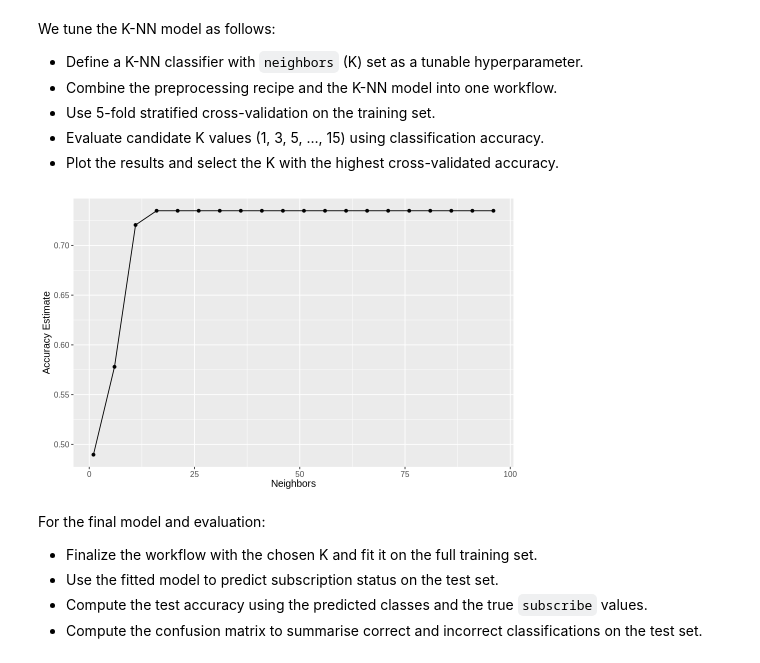
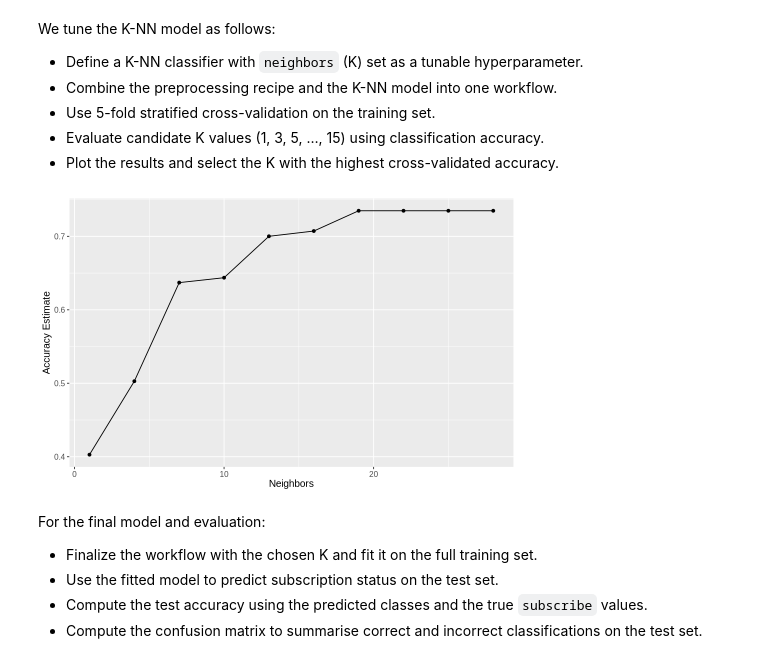
Before and after one commit to kristyluna2006/DSCI-Group-Project-, a Jupyter notebook: Group Project.ipynb, the cells around one changed output. Saved outputs shown, nothing was run; the diff lists cells and outputs as text; code cells hidden in the pictures.

```diff
--- a/Group Project.ipynb
+++ b/Group Project.ipynb
@@ -268,35 +246,35 @@ set.seed(123)
 knn_spec <- nearest_neighbor(weight_func = "rectangular",
                              neighbors = tune()) |>
   set_engine("kknn") |>
     set_mode("classification")
 
 players_folds <- vfold_cv(players_train, v = 5, strata = subscribe)
 
-k_grid <- tibble(neighbors = seq(from = 1, to = 100, by = 5))
+k_grid <- tibble(neighbors = seq(from = 1, to = 28, by = 3))
 
 set.seed(123)
 knn_tune_res <- workflow() |>
         add_recipe(players_recipe) |>
   add_model(knn_spec) |>
     tune_grid(resamples = players_folds, grid = k_grid) |>
     collect_metrics()
 
 accuracies <- knn_tune_res |>
         filter(.metric == "accuracy")
 
 accuracy_vs_k <- ggplot(accuracies, aes(x = neighbors, y = mean)) +
         geom_point() +
         geom_line() +
         labs(x = "Neighbors", y = "Accuracy Estimate") +
         theme(text = element_text(size = 12))
 accuracy_vs_k
 
 best_k <- accuracies |>
         arrange(desc(mean)) |>
         head(1) |>
         pull(neighbors)
 # %% [output]
-[figure, old version]
+[figure, new version]
 # %% [markdown]
 For the final model and evaluation:
 
```
Also changed, not shown: parts of 1 cell of this notebook.
